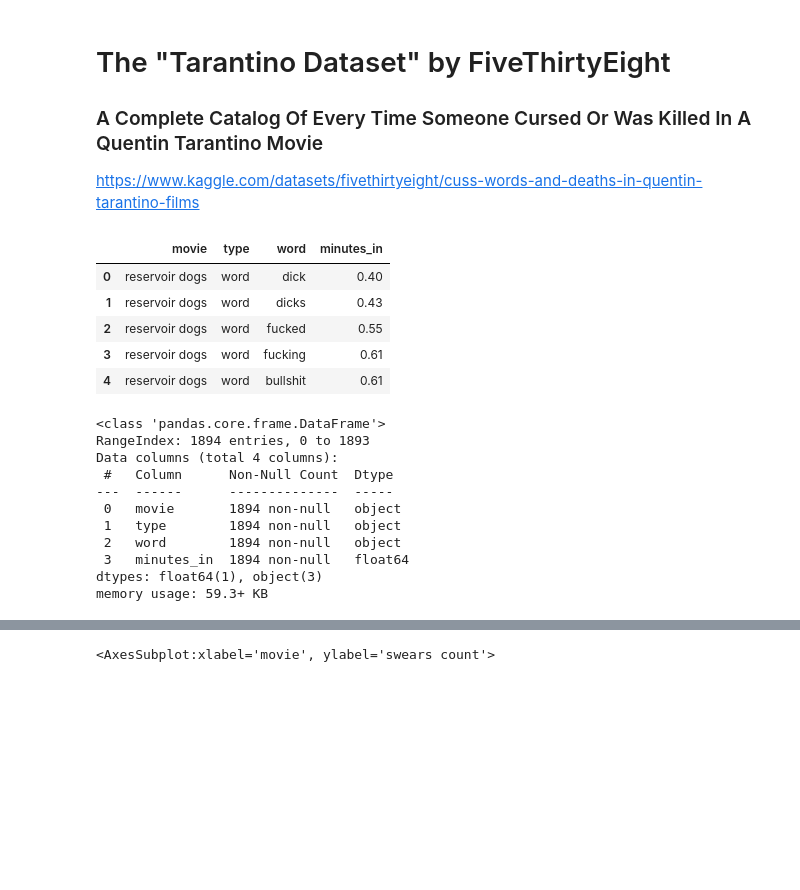
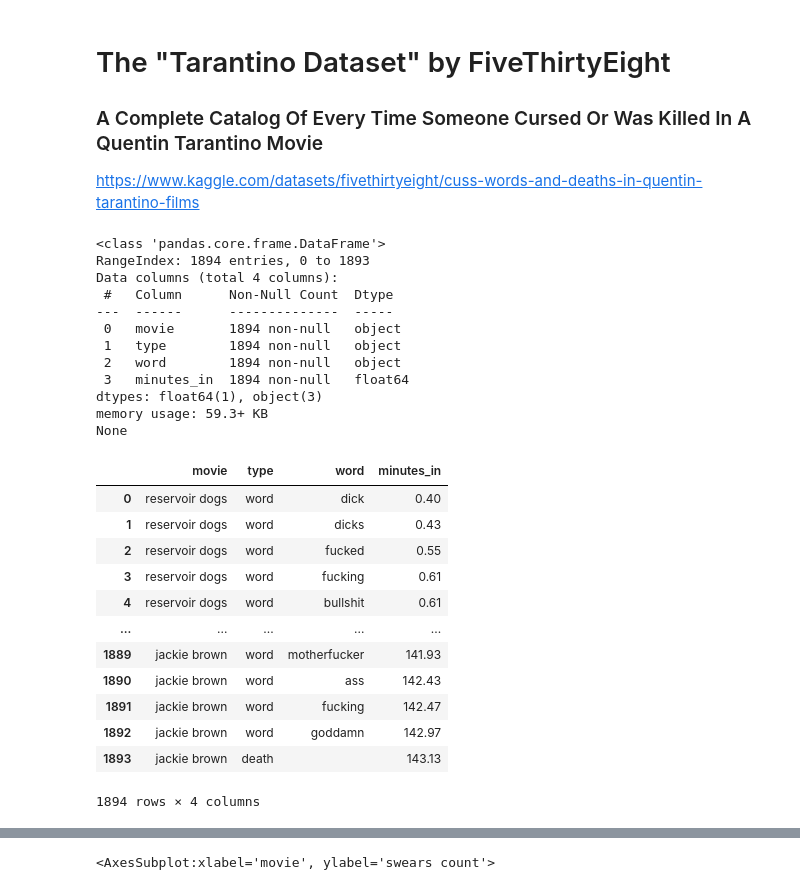
Before and after one commit to tmnkopp/PythonAutomation, a Jupyter notebook: py/tarantino.ipynb, the cells around one changed output, grey strips where cells are left out. Drawn from its saved outputs; the diff is of its cells as text; code cells hidden in the pictures; blank space fills up the shorter version.

```diff
--- a/py/tarantino.ipynb
+++ b/py/tarantino.ipynb
@@ -15,26 +15,32 @@ plt.style.use('fivethirtyeight') #
 # %%
 df=pd.read_csv('tarantino_csv.csv')
 df=df.fillna('')
-df.head()
+print(df.info())
+df
 # %% [output]
+<class 'pandas.core.frame.DataFrame'>
+RangeIndex: 1894 entries, 0 to 1893
+Data columns (total 4 columns):
+ #   Column      Non-Null Count  Dtype
+---  ------      --------------  -----
+ 0   movie       1894 non-null   object
+ 1   type        1894 non-null   object
+ 2   word        1894 non-null   object
+ 3   minutes_in  1894 non-null   float64
+dtypes: float64(1), object(3)
+memory usage: 59.3+ KB
+None
 |  | movie | type | word | minutes_in |
 | 0 | reservoir dogs | word | dick | 0.40 |
 | 1 | reservoir dogs | word | dicks | 0.43 |
 | 2 | reservoir dogs | word | fucked | 0.55 |
 | 3 | reservoir dogs | word | fucking | 0.61 |
 | 4 | reservoir dogs | word | bullshit | 0.61 |
+| ... | ... | ... | ... | ... |
+| 1889 | jackie brown | word | motherfucker | 141.93 |
+| 1890 | jackie brown | word | ass | 142.43 |
+| 1891 | jackie brown | word | fucking | 142.47 |
+| 1892 | jackie brown | word | goddamn | 142.97 |
+| 1893 | jackie brown | death |  | 143.13 |
+1894 rows × 4 columns
-# %%
-df.info()
-# %% [output]
-<class 'pandas.core.frame.DataFrame'>
-RangeIndex: 1894 entries, 0 to 1893
-Data columns (total 4 columns):
- #   Column      Non-Null Count  Dtype
----  ------      --------------  -----
- 0   movie       1894 non-null   object
- 1   type        1894 non-null   object
- 2   word        1894 non-null   object
- 3   minutes_in  1894 non-null   float64
-dtypes: float64(1), object(3)
-memory usage: 59.3+ KB
 # %%
```
Also changed, not shown: parts of 6 cells of this notebook.
